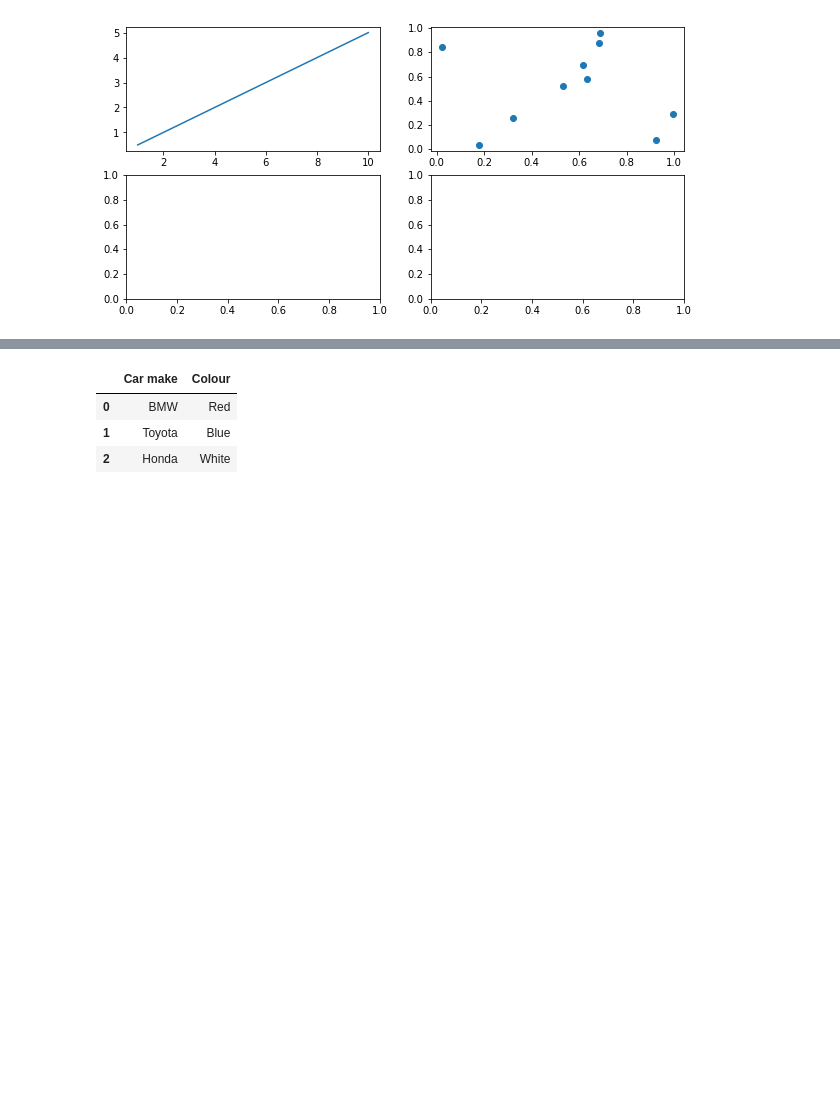
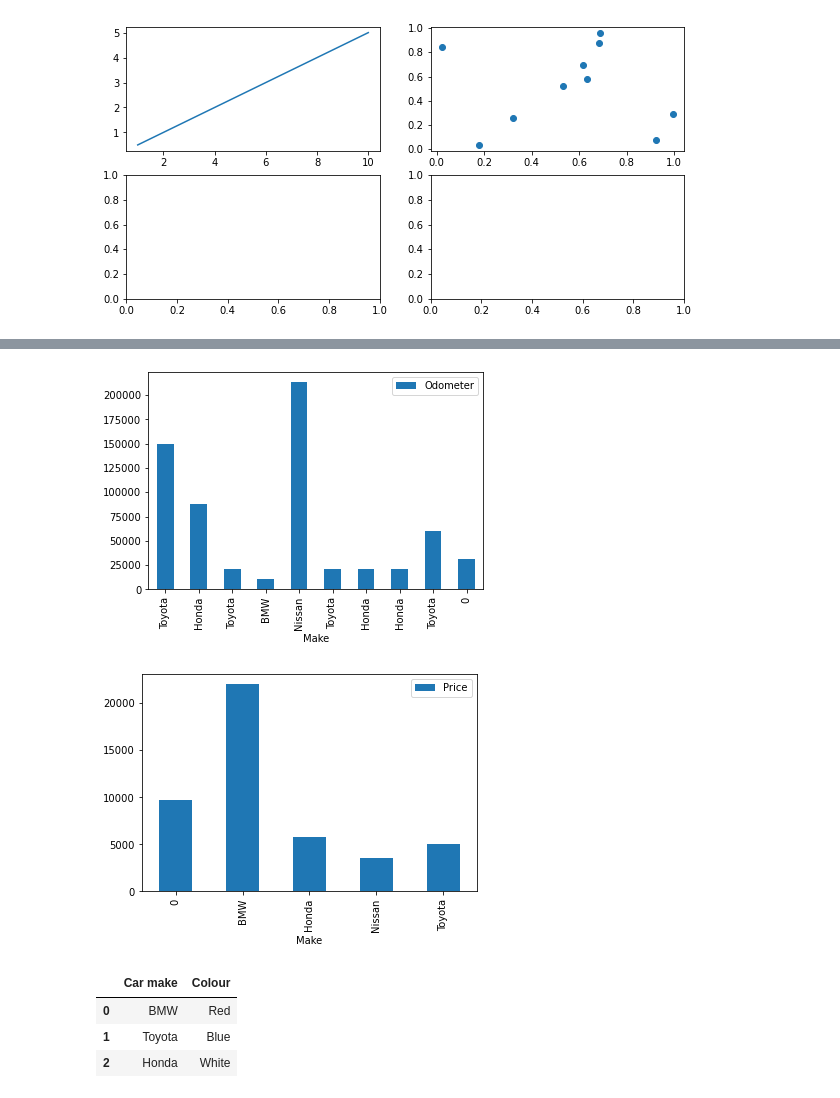
Before and after one commit to TheGloriousGenesis/CS_Learning, a Jupyter notebook: Machine_Learning/ML notes.ipynb, the cells around one changed output, grey strips where cells are left out. Saved outputs shown, nothing was run; the diff lists cells and outputs as text; code cells hidden in the pictures; blank space fills up the shorter version.

```diff
--- a/Machine_Learning/ML notes.ipynb
+++ b/Machine_Learning/ML notes.ipynb
@@ -336,3 +371,10 @@ ax[0,1].scatter(np.random.random(10), np.random.random(10));
+# %%
+car_sales.plot(x='Make', y='Odometer', kind='bar');
+car_sales_grouped = car_sales.groupby(car_sales['Make'], as_index=False).mean()
+car_sales_grouped.plot(x='Make', y='Price',kind='bar');
+# %% [output]
+[figure, added]
+[figure, added]
 # %%
 series = pd.Series(["BMW", "Toyota", "Honda"])
 colours = pd.Series(["Red", "Blue", "White"])
```
Also changed, not shown: parts of 2 cells of this notebook, 1 other file.
